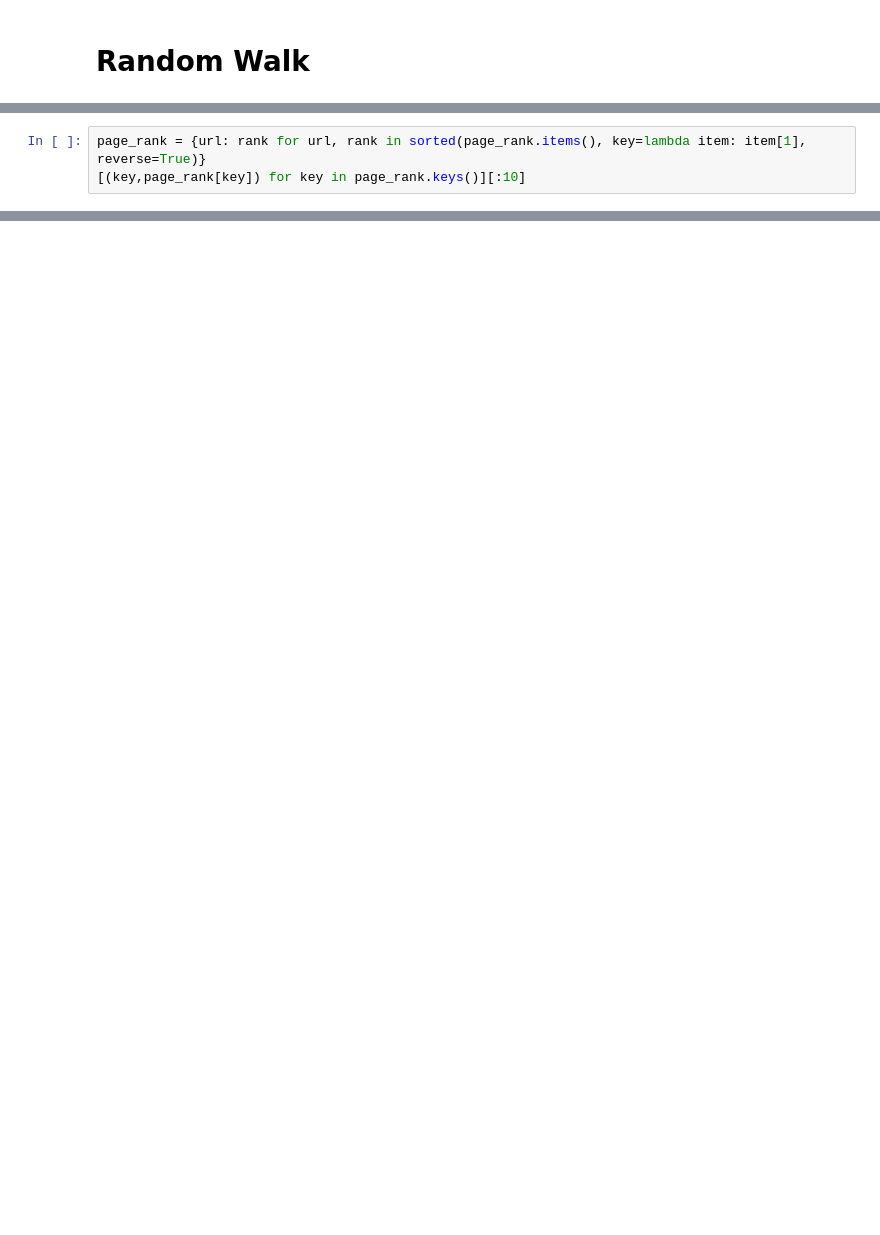
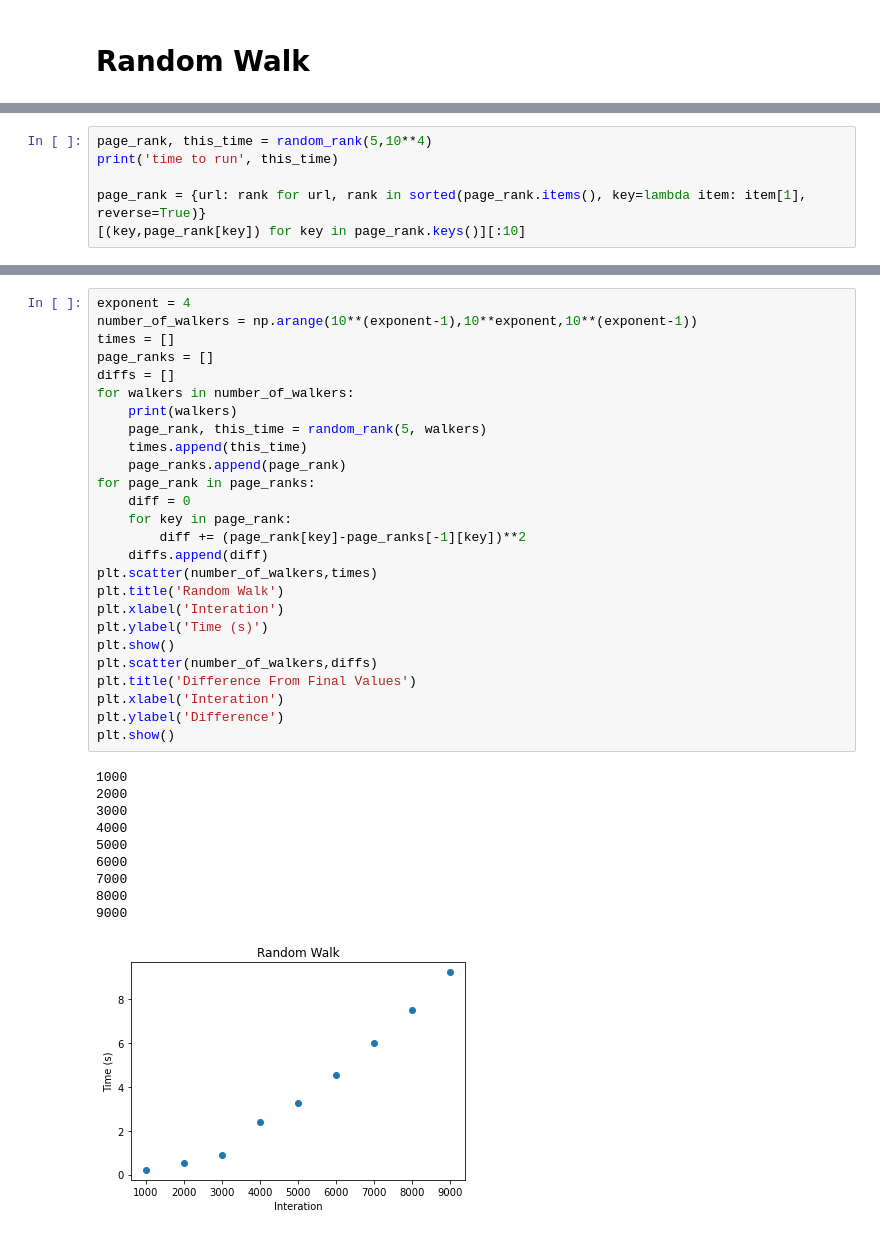
Before and after one commit to bentrey/APMA-E-115, a Jupyter notebook: group project 2/Google Ranking Algorithm.ipynb, the cells around one changed output, grey strips where cells are left out. Drawn from its saved outputs; the diff is of its cells as text; blank space fills up the shorter version.

```diff
--- a/group project 2/Google Ranking Algorithm.ipynb
+++ b/group project 2/Google Ranking Algorithm.ipynb
@@ -185,3 +234,6 @@ print('time to run: ',time.time()-start_time)
 # %%
+page_rank, this_time = random_rank(5,10**4)
+print('time to run', this_time)
+
 page_rank = {url: rank for url, rank in sorted(page_rank.items(), key=lambda item: item[1], reverse=True)}
 [(key,page_rank[key]) for key in page_rank.keys()][:10]
@@ -187,0 +252,37 @@ page_rank = {url: rank for url, rank in sorted(page_rank.items(), key=lambda ite
+# %%
+exponent = 4
+number_of_walkers = np.arange(10**(exponent-1),10**exponent,10**(exponent-1))
+times = []
+page_ranks = []
+diffs = []
+for walkers in number_of_walkers:
+    print(walkers)
+    page_rank, this_time = random_rank(5, walkers)
+    times.append(this_time)
+    page_ranks.append(page_rank)
+for page_rank in page_ranks:
+    diff = 0
+    for key in page_rank:
+        diff += (page_rank[key]-page_ranks[-1][key])**2
+    diffs.append(diff)
+plt.scatter(number_of_walkers,times)
+plt.title('Random Walk')
+plt.xlabel('Interation')
+plt.ylabel('Time (s)')
+plt.show()
+plt.scatter(number_of_walkers,diffs)
+plt.title('Difference From Final Values')
+plt.xlabel('Interation')
+plt.ylabel('Difference')
+plt.show()
+# %% [output]
+1000
+2000
+3000
+4000
+5000
+6000
+7000
+8000
+9000
+[figure, added]
```
Also changed, not shown: parts of 13 cells of this notebook.
